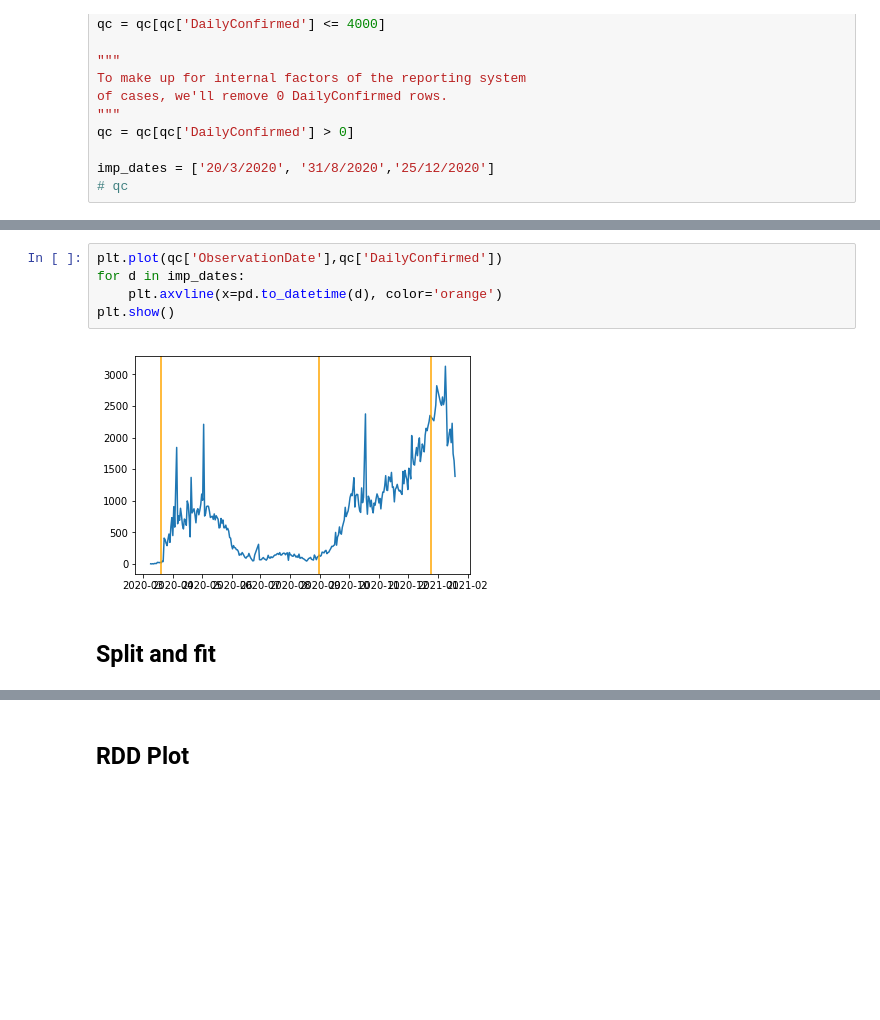
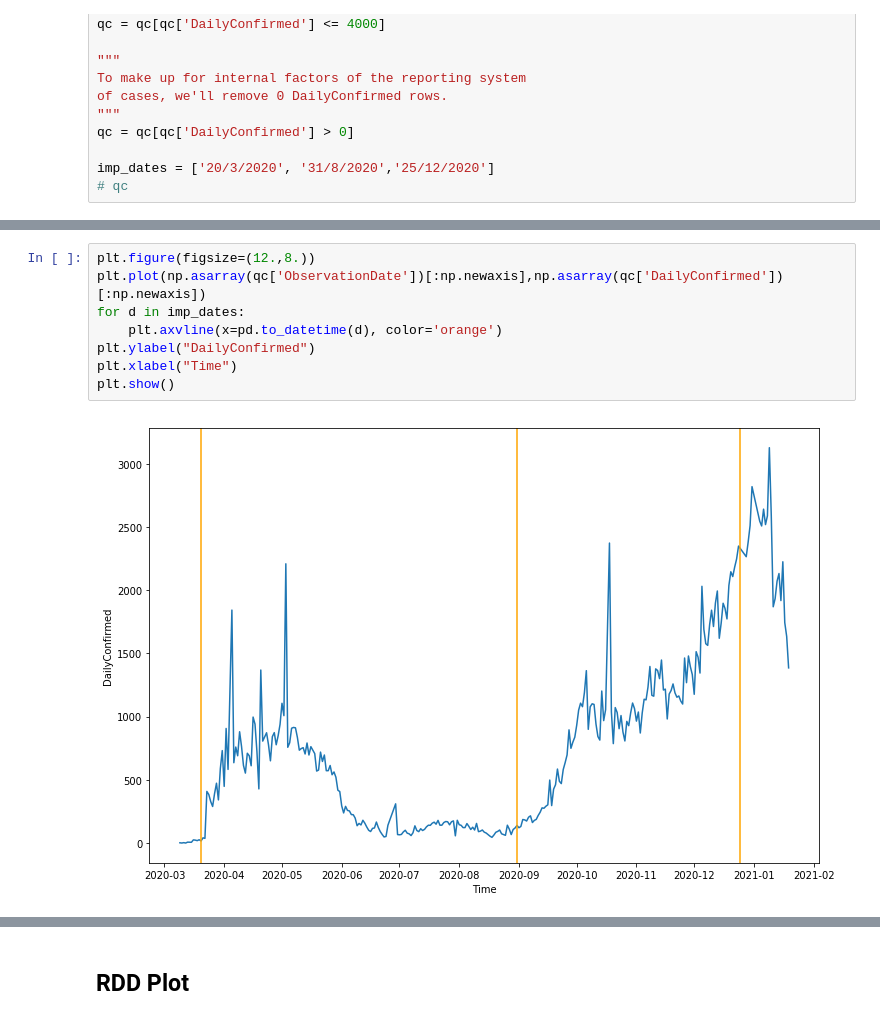
Before and after one commit to cb-ds-1/m3-4-rdd-project, a Jupyter notebook: workshop.ipynb, the cells around one changed output, grey strips where cells are left out. Cells and saved outputs as stored; diff of their text form; blank space fills up the shorter version.

```diff
--- a/workshop.ipynb
+++ b/workshop.ipynb
@@ -62,9 +65,10 @@ plt.show()
 # %%
-plt.plot(qc['ObservationDate'],qc['DailyConfirmed'])
+plt.figure(figsize=(12.,8.))
+plt.plot(np.asarray(qc['ObservationDate'])[:np.newaxis],np.asarray(qc['DailyConfirmed'])[:np.newaxis])
 for d in imp_dates:
     plt.axvline(x=pd.to_datetime(d), color='orange')
+plt.ylabel("DailyConfirmed")
+plt.xlabel("Time")
 plt.show()
 # %% [output]
-[figure, old version]
+[figure, new version]
-# %% [markdown]
-## Split and fit
```
Also changed, not shown: parts of 5 cells of this notebook.
